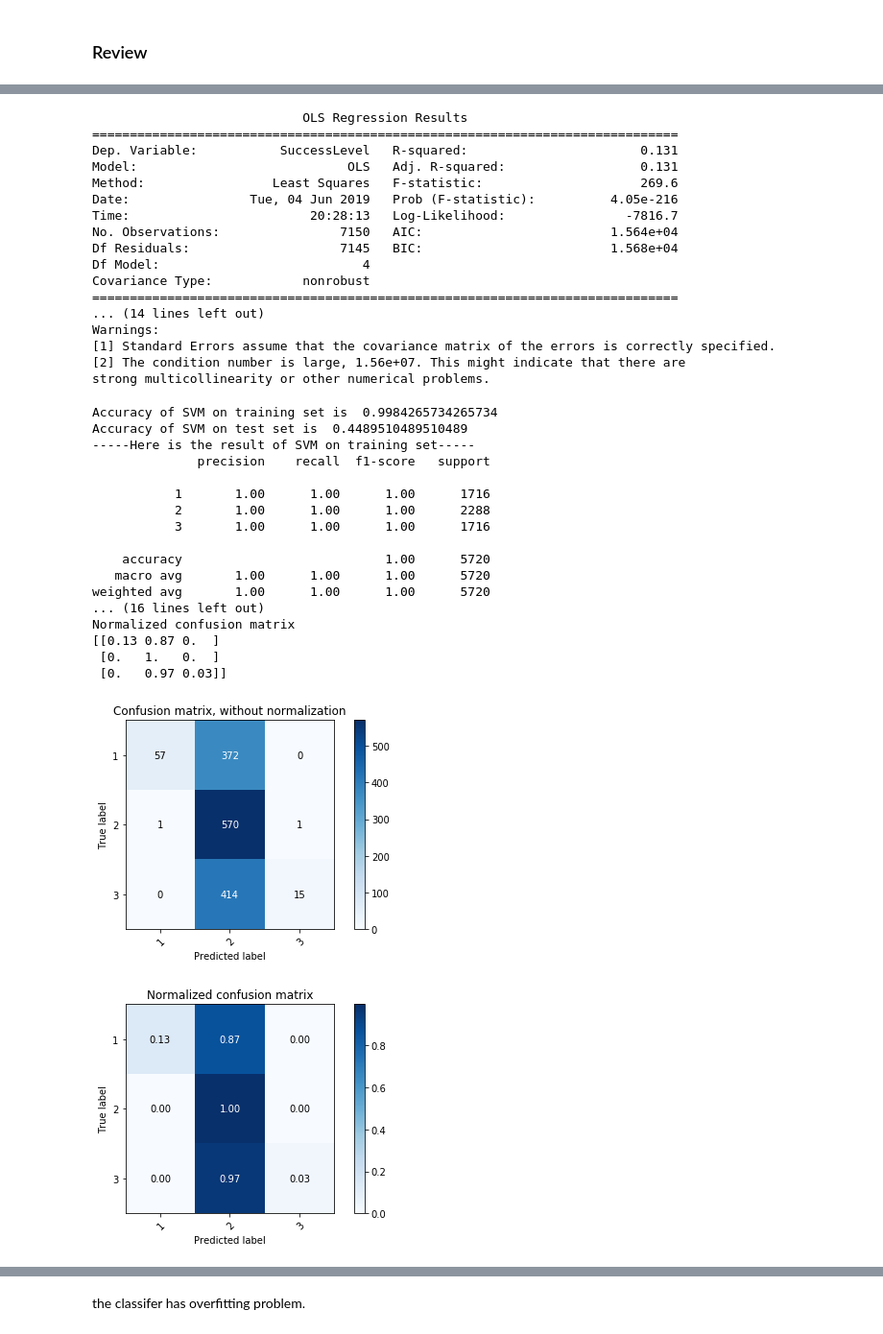
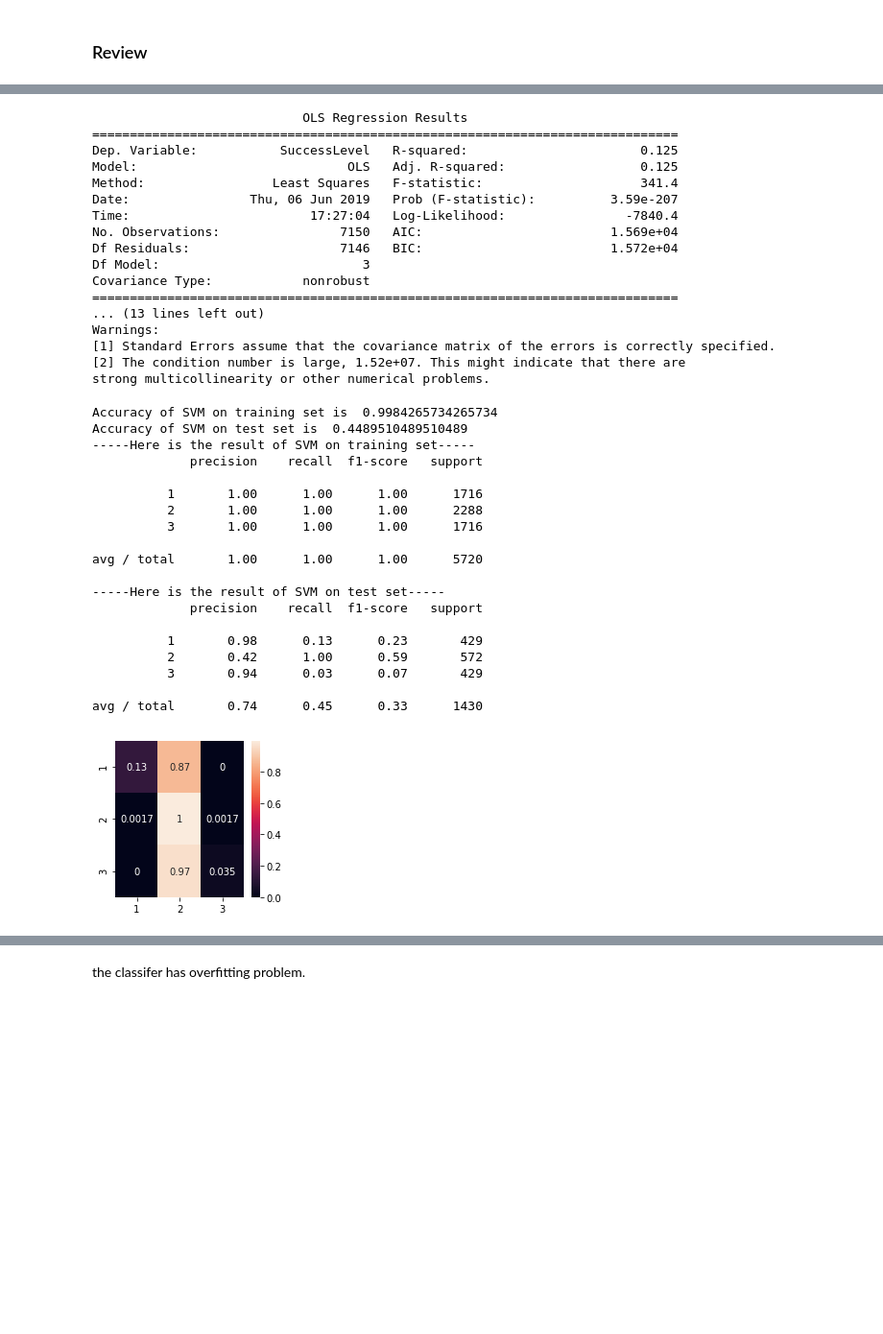
Before and after one commit to SeverineSoltani/COGS108_Project, a Jupyter notebook: COGS 108 Project.ipynb, the cells around one changed output, grey strips where cells are left out. Shown: that part at 96% size. Cells and saved outputs as stored; diff of their text form; code cells hidden in the pictures; blank space fills up the shorter version.

Commit message:
change confusion maxtrix

```diff
--- a/COGS 108 Project.ipynb
+++ b/COGS 108 Project.ipynb
@@ -411,5 +365,5 @@ plt.show()
 # %%
-outcome, predictors = patsy.dmatrices('SuccessLevel~Size+Reviews+Rating+CateNum', data)
+outcome, predictors = patsy.dmatrices('SuccessLevel~Size+Reviews+Rating', data)
 mod = sm.OLS(outcome, predictors)
 res = mod.fit()
 
@@ -417,20 +371,20 @@ print(res.summary())
 # %% [output]
                             OLS Regression Results
 ==============================================================================
-Dep. Variable:           SuccessLevel   R-squared:                       0.131
-Model:                            OLS   Adj. R-squared:                  0.131
-Method:                 Least Squares   F-statistic:                     269.6
-Date:                Tue, 04 Jun 2019   Prob (F-statistic):          4.05e-216
-Time:                        20:28:13   Log-Likelihood:                -7816.7
-No. Observations:                7150   AIC:                         1.564e+04
-Df Residuals:                    7145   BIC:                         1.568e+04
-Df Model:                           4
+Dep. Variable:           SuccessLevel   R-squared:                       0.125
+Model:                            OLS   Adj. R-squared:                  0.125
+Method:                 Least Squares   F-statistic:                     341.4
+Date:                Thu, 06 Jun 2019   Prob (F-statistic):          3.59e-207
+Time:                        17:27:04   Log-Likelihood:                -7840.4
+No. Observations:                7150   AIC:                         1.569e+04
+Df Residuals:                    7146   BIC:                         1.572e+04
+Df Model:                           3
 Covariance Type:            nonrobust
 ==============================================================================
-... (14 lines left out)
+... (13 lines left out)
 Warnings:
 [1] Standard Errors assume that the covariance matrix of the errors is correctly specified.
-[2] The condition number is large, 1.56e+07. This might indicate that there are
+[2] The condition number is large, 1.52e+07. This might indicate that there are
 strong multicollinearity or other numerical problems.
 # %%
 # build the X and y based on the related features we got before
@@ -492,53 +397,66 @@ def plot_confusion_matrix(y_true, y_pred, classes,
+# %%
+def plot_confusion_matrix(y_true, y_pred, classes,
+                          normalize=False,
+                          title=None,
+                          cmap=plt.cm.Blues):
+
+    title = 'Normalized confusion matrix'
+    # Compute confusion matrix
+    cm = confusion_matrix(y_true, y_pred)
+    cm = cm.astype('float') / cm.sum(axis=1)[:, np.newaxis]
+
+    df_cm = pd.DataFrame(cm, index = [i for i in "123"],
+                  columns = [i for i in "123"])
+    plt.figure(figsize = (3,3))
+    sn.heatmap(df_cm, annot=True)
+    plt.show()
 # %%
 # SVM
 svm = SVC()
 svm = svm.fit(X_train, y_train)
 print('Accuracy of SVM on training set is ', svm.score(X_train, y_train))
 print('Accuracy of SVM on test set is ', svm.score(X_test, y_test))
 
 predictions_train_svm = svm.predict(X_train)
 predictions_test_svm = svm.predict(X_test)
 
 print("-----Here is the result of SVM on training set-----")
 print(classification_report(y_train,predictions_train_svm))
 print("-----Here is the result of SVM on test set-----")
 print(classification_report(y_test,predictions_test_svm))
 
 
 y_test = np.array(y_test)
 y_test = np.reshape(y_test,(1430,1))
 predictions_test_svm = np.reshape(predictions_test_svm,(1430,1))
 np.set_printoptions(precision=2)
 
-# Plot non-normalized confusion matrix
-plot_confusion_matrix(y_test, predictions_test_svm, classes=[1,2,3],
-                      title='Confusion matrix, without normalization')
-
 # Plot normalized confusion matrix
 plot_confusion_matrix(y_test, predictions_test_svm, classes=[1,2,3], normalize=True,
                       title='Normalized confusion matrix')
 
 plt.show()
 # %% [output]
 Accuracy of SVM on training set is  0.9984265734265734
 Accuracy of SVM on test set is  0.4489510489510489
 -----Here is the result of SVM on training set-----
-              precision    recall  f1-score   support
+             precision    recall  f1-score   support
 
-           1       1.00      1.00      1.00      1716
-           2       1.00      1.00      1.00      2288
-           3       1.00      1.00      1.00      1716
+          1       1.00      1.00      1.00      1716
+          2       1.00      1.00      1.00      2288
+          3       1.00      1.00      1.00      1716
 
-    accuracy                           1.00      5720
-   macro avg       1.00      1.00      1.00      5720
-weighted avg       1.00      1.00      1.00      5720
-... (16 lines left out)
-Normalized confusion matrix
-[[0.13 0.87 0.  ]
- [0.   1.   0.  ]
- [0.   0.97 0.03]]
+avg / total       1.00      1.00      1.00      5720
+
+-----Here is the result of SVM on test set-----
+             precision    recall  f1-score   support
+
+          1       0.98      0.13      0.23       429
+          2       0.42      1.00      0.59       572
+          3       0.94      0.03      0.07       429
+
+avg / total       0.74      0.45      0.33      1430
-[figure, old version]
+[figure, new version]
-[figure, removed]
 # %%
 # Decision Tree
 decisionTree = DecisionTreeClassifier()
```
Also changed, not shown: parts of 20 cells of this notebook, 1 other file.
